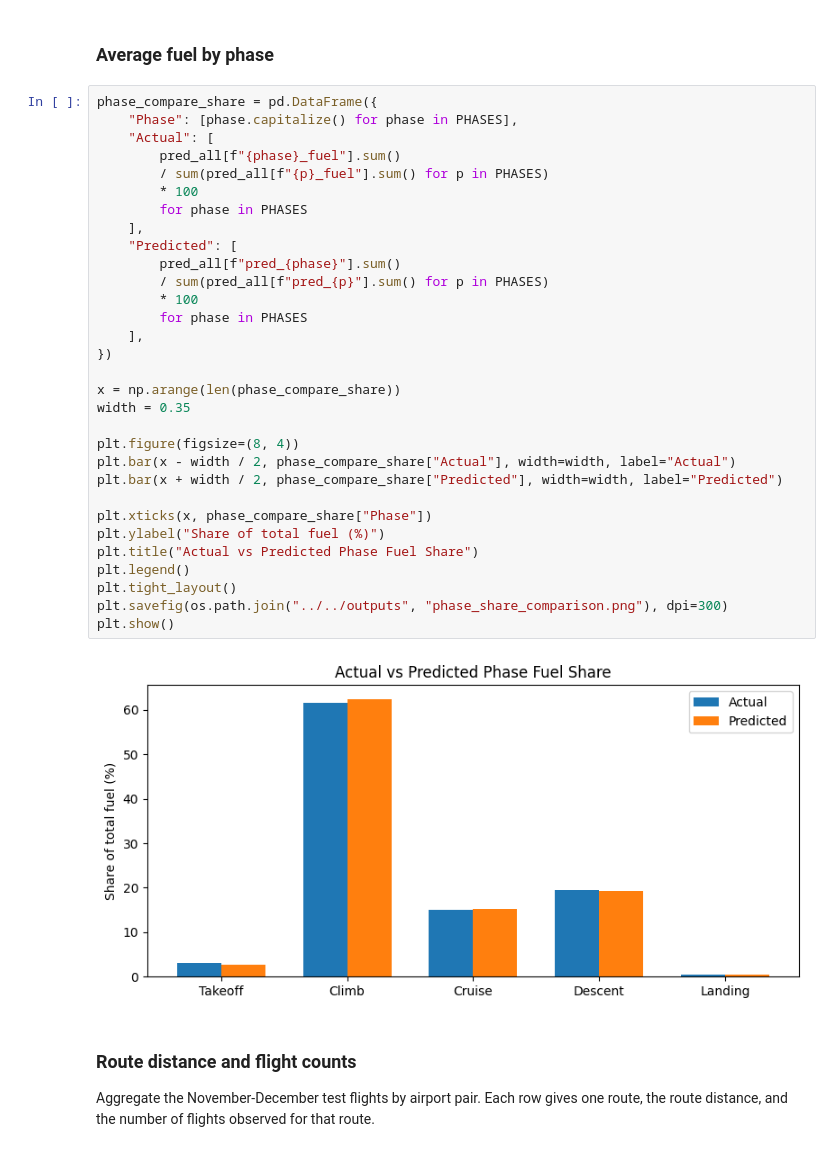
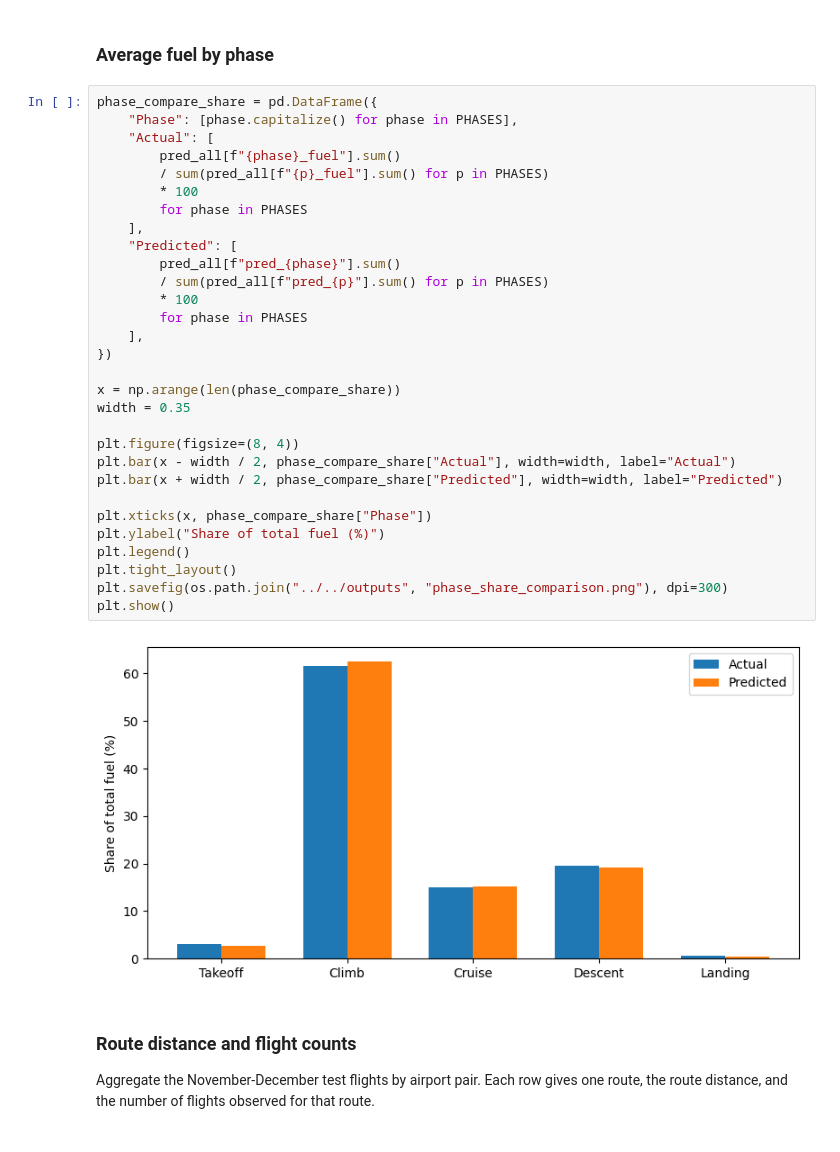
Before and after one commit to emmabergsmo/master-fuel-conumption-estimation-xgboost, a Jupyter notebook: notebooks/xgboost/total_pred.ipynb, the cells around one changed output. Saved outputs shown, nothing was run; the diff lists cells and outputs as text.

```diff
--- a/notebooks/xgboost/total_pred.ipynb
+++ b/notebooks/xgboost/total_pred.ipynb
@@ -177,35 +182,34 @@ plt.close
 phase_compare_share = pd.DataFrame({
     "Phase": [phase.capitalize() for phase in PHASES],
     "Actual": [
         pred_all[f"{phase}_fuel"].sum()
         / sum(pred_all[f"{p}_fuel"].sum() for p in PHASES)
         * 100
         for phase in PHASES
     ],
     "Predicted": [
         pred_all[f"pred_{phase}"].sum()
         / sum(pred_all[f"pred_{p}"].sum() for p in PHASES)
         * 100
         for phase in PHASES
     ],
 })
 
 x = np.arange(len(phase_compare_share))
 width = 0.35
 
 plt.figure(figsize=(8, 4))
 plt.bar(x - width / 2, phase_compare_share["Actual"], width=width, label="Actual")
 plt.bar(x + width / 2, phase_compare_share["Predicted"], width=width, label="Predicted")
 
 plt.xticks(x, phase_compare_share["Phase"])
 plt.ylabel("Share of total fuel (%)")
-plt.title("Actual vs Predicted Phase Fuel Share")
 plt.legend()
 plt.tight_layout()
 plt.savefig(os.path.join("../../outputs", "phase_share_comparison.png"), dpi=300)
 plt.show()
 # %% [output]
-[figure, old version]
+[figure, new version]
 # %% [markdown]
 ### Route distance and flight counts
 
```
Also changed, not shown: parts of 2 cells of this notebook, 20 other files.
